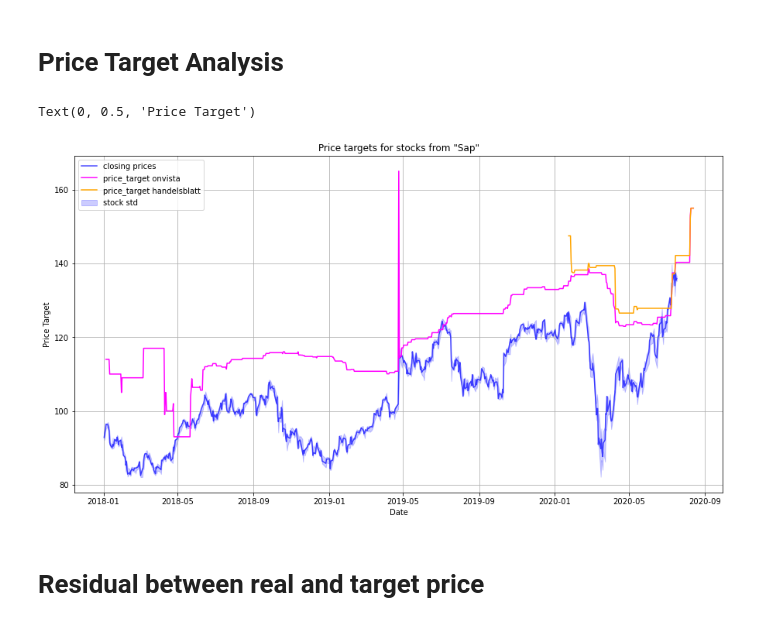
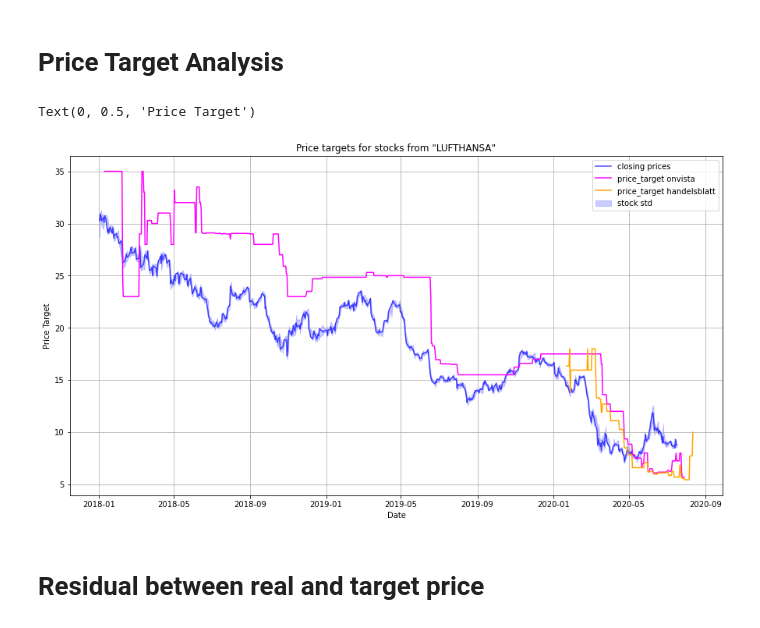
Before and after one commit to jkotula89/StockAnalysis, a Jupyter notebook: price_targets.ipynb, the cells around one changed output. Cells and saved outputs as stored; diff of their text form; code cells hidden in the pictures.

```diff
--- a/price_targets.ipynb
+++ b/price_targets.ipynb
@@ -61,10 +62,10 @@ def preprocess_price_targets(data, valid_days=60, roll_days=5):
     sampled = pd.concat(sampled)
     sampled.columns = ['dates', 'price_target']
     sampled['dates'] = pd.to_datetime(sampled['dates'])
-    sampled = sampled.groupby(['dates']).agg({'price_target': 'mean'}
+    sampled = sampled.groupby(['dates']).agg({'price_target': 'median'}
                                         ).sort_values(['dates'])
-    sampled['rolling_mean'] = sampled['price_target'].rolling(roll_days,
-                                            center=True).mean()
+    sampled['rolling_median'] = sampled['price_target'].rolling(roll_days,
+                                            center=True).median()
     sampled['rolling_std'] = sampled['price_target'].rolling(roll_days,
                                             center=True).std()
     sampled.reset_index(inplace=True)
@@ -94,16 +95,16 @@ def load_stock_data(idxs, start='2010-01-01', end='2020-06-01',
 # Requires user input
 # %%
 # For yahoofinancials:
-TICKER = 'SAP.DE'
+TICKER = 'LHA.DE'
 START = '2018-01-01'
 END = (datetime.datetime.utcnow() -
         datetime.timedelta(days=1)).strftime('%Y-%m-%d')
 
 # For Onvista
-SEARCHTERM = 'sap' # search keyword, lowercase
+SEARCHTERM = 'lufthansa' # search keyword, lowercase
 
 # For Handelsblatt
-ISIN = 'DE0007164600'
+ISIN = 'DE0008232125'
 # %% [markdown]
 # Price Targets - Onvista
 # %%
@@ -186,2 +161,8 @@ Finished pages: 50
+# %%
+dfs = []
+for dstart, dend in dates:
+    dfs.append(get_price_target_onvista2(SEARCHTERM, startdate=dstart,
+                                            enddate=dend))
+download_onvista = pd.concat(dfs).reset_index()
 # %%
 onvista = download_onvista.copy()
@@ -277,25 +257,25 @@ hblatt_smp = preprocess_price_targets(hblatt, 30)
 # %%
 fig, ax = plt.subplots(figsize=(15, 8))
 ax.fill_between(stock['formatted_date'], stock['high'],
                 stock['low'], color='blue',
          label='stock std', alpha=0.2)
 ax.plot(stock['formatted_date'], stock['close'], color='blue',
          label='closing prices', alpha=0.7)
 
 ax.plot(onvista_smp['dates'], onvista_smp['price_target'],
         label='price_target onvista',
         color='magenta')
 ax.plot(hblatt_smp['dates'], hblatt_smp['price_target'],
             label='price_target handelsblatt', color='orange')
 plt.legend()
 plt.grid()
 plt.title('Price targets for stocks from "{}"'.format(
-    str.capitalize(SEARCHTERM)))
+    str.upper(SEARCHTERM)))
 plt.xlabel('Date')
 plt.ylabel('Price Target')
 # %% [output]
 Text(0, 0.5, 'Price Target')
-[figure, old version]
+[figure, new version]
 # %% [markdown]
 # Residual between real and target price
 # %%
```
Also changed, not shown: parts of 7 cells of this notebook.
